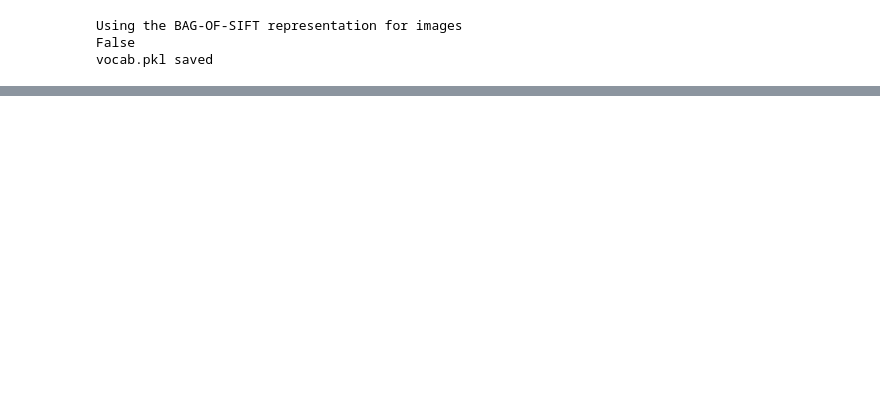
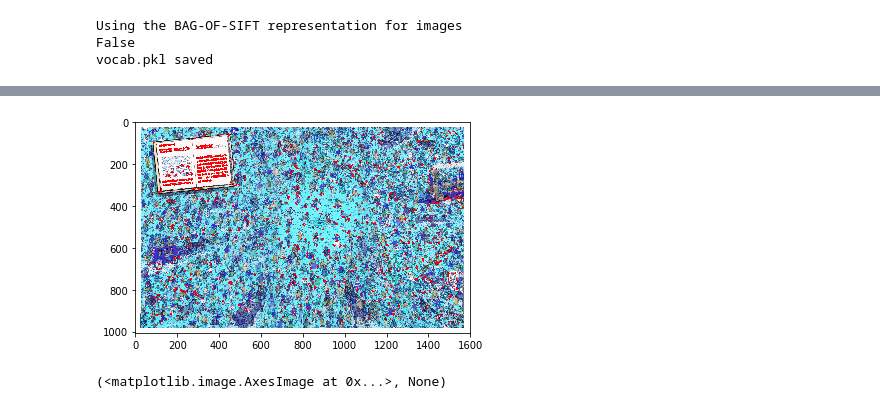
Before and after one commit to yash-chowdhary/Where-s-Waldo, a Jupyter notebook: trials_yash.ipynb, the cells around one changed output, grey strips where cells are left out. Cells and saved outputs as stored; diff of their text form; code cells hidden in the pictures; blank space fills up the shorter version.

```diff
--- a/trials_yash.ipynb
+++ b/trials_yash.ipynb
@@ -605,0 +759,16 @@ sliding_window(150)
+# %%
+img = cv2.imread('datasets/JPEGImages/003.jpg')
+gray = cv2.cvtColor(img,cv2.COLOR_BGR2GRAY)
+# corners = cv2.goodFeaturesToTrack(gray,25,0.01,10)
+orb = cv2.ORB_create(nfeatures=5000)
+corners, des = orb.detectAndCompute(gray, None)
+# corners = np.int0(corners)
+for (i,corner) in enumerate(corners):
+    x,y = corners[i].pt
+    x = int(x)
+    y = int(y)
+    cv2.circle(img,(x,y),3,255,-1)
+plt.imshow(img),plt.show()
+# %% [output]
+[figure, added]
+(<matplotlib.image.AxesImage at 0x...>, None)
```
Also changed, not shown: parts of 7 cells of this notebook, 5 other files.
